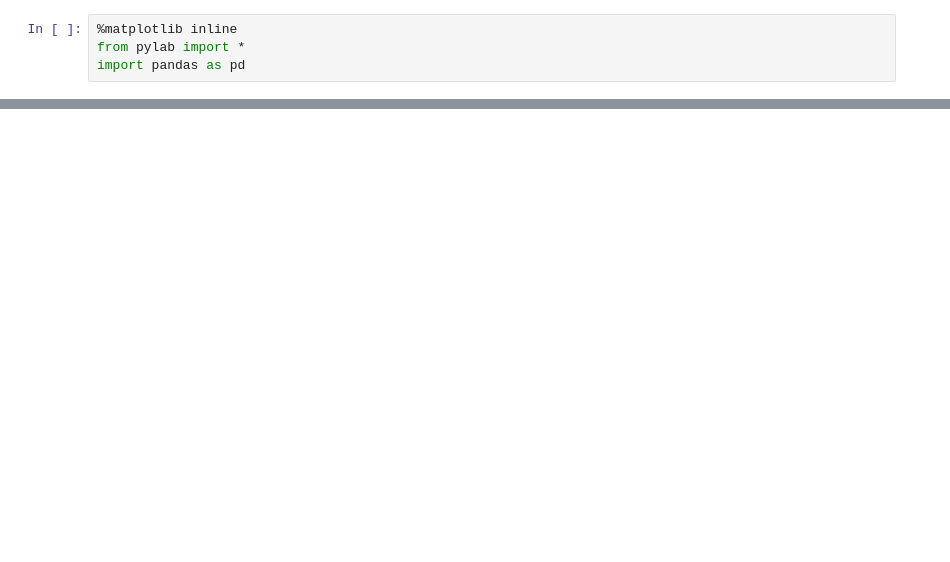
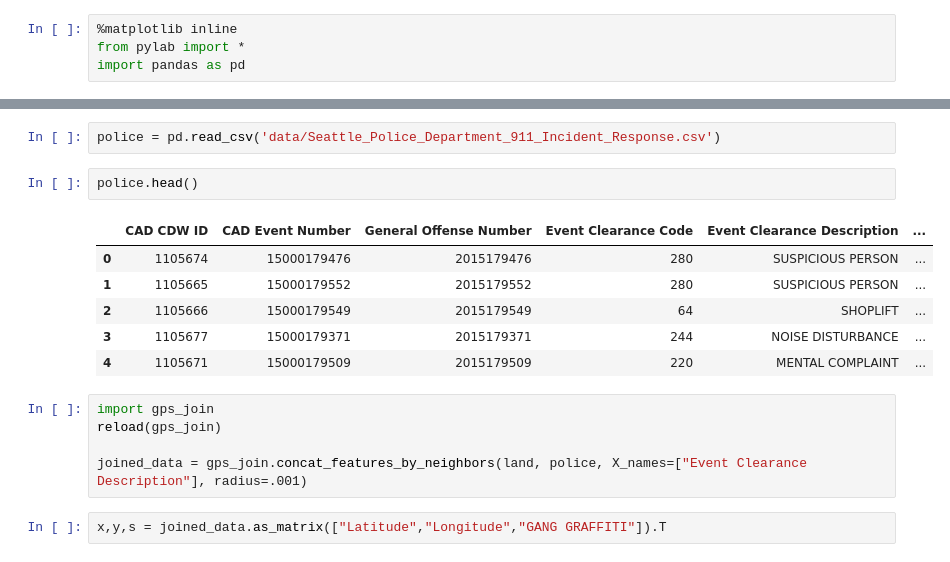
Before and after one commit to joubin/MSBigDataHackathon, a Jupyter notebook: convert gps data.ipynb, the cells around one changed output, grey strips where cells are left out. Drawn from its saved outputs; the diff is of its cells as text; blank space fills up the shorter version.

```diff
--- a/convert gps data.ipynb
+++ b/convert gps data.ipynb
@@ -123,0 +25,18 @@ df_labels
+# %%
+police = pd.read_csv('data/Seattle_Police_Department_911_Incident_Response.csv')
+# %%
+police.head()
+# %% [output]
+|  | CAD CDW ID | CAD Event Number | General Offense Number | Event Clearance Code | Event Clearance Description | ... |
+| 0 | 1105674 | 15000179476 | 2015179476 | 280 | SUSPICIOUS PERSON | ... |
+| 1 | 1105665 | 15000179552 | 2015179552 | 280 | SUSPICIOUS PERSON | ... |
+| 2 | 1105666 | 15000179549 | 2015179549 | 64 | SHOPLIFT | ... |
+| 3 | 1105677 | 15000179371 | 2015179371 | 244 | NOISE DISTURBANCE | ... |
+| 4 | 1105671 | 15000179509 | 2015179509 | 220 | MENTAL COMPLAINT | ... |
+# %%
+import gps_join
+reload(gps_join)
+
+joined_data = gps_join.concat_features_by_neighbors(land, police, X_names=["Event Clearance Description"], radius=.001)
+# %%
+x,y,s = joined_data.as_matrix(["Latitude","Longitude","GANG GRAFFITI"]).T
```
Also changed, not shown: parts of 7 cells of this notebook.
